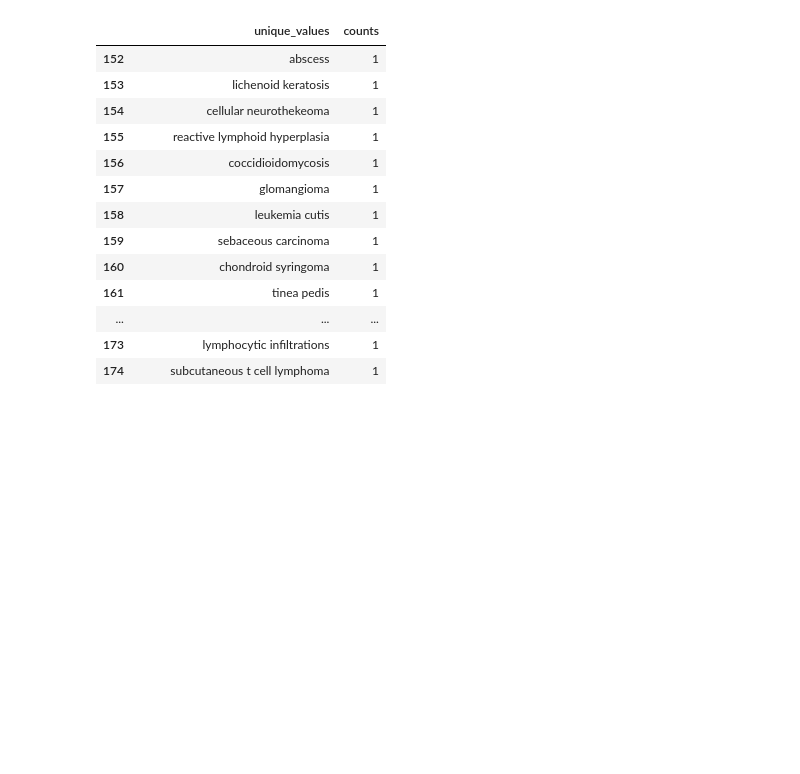
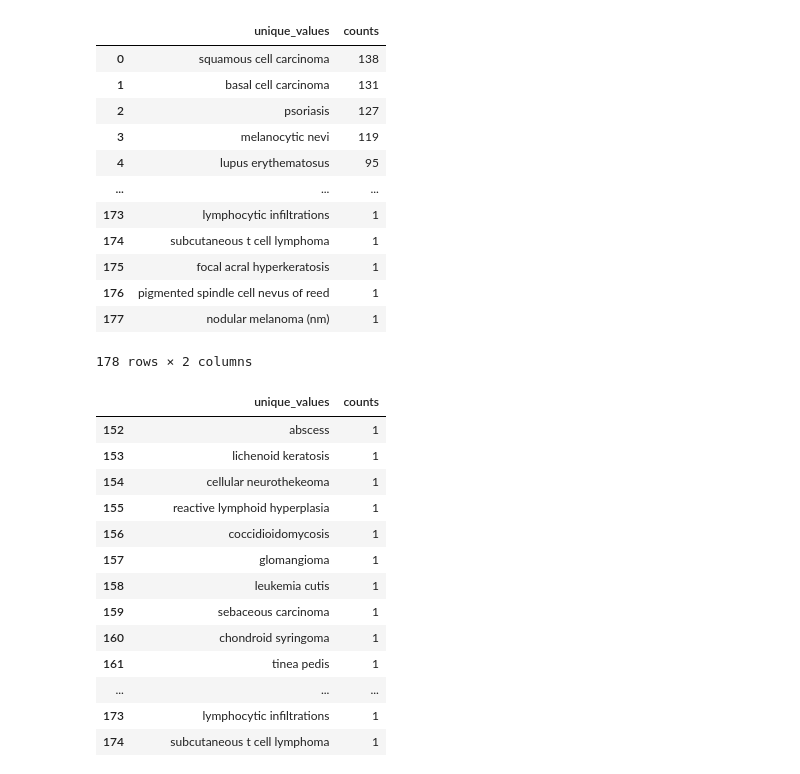
Before and after one commit to 36105-iLab-Spring-2024-Group-10-2/Skintelligence, a Jupyter notebook: Notebooks/Sam Sandbox.ipynb, the cells around one changed output. Drawn from its saved outputs; the diff is of its cells as text; code cells hidden in the pictures; blank space fills up the shorter version.

```diff
--- a/Notebooks/Sam Sandbox.ipynb
+++ b/Notebooks/Sam Sandbox.ipynb
@@ -8,6 +10,22 @@ captions_in = data[['id', 'skincap_file_path', 'ori_file_path', 'caption_zh_poli
 captions_in.loc[:,'disease'] = captions_in.loc[:,'disease'].apply(lambda x: x.replace('-', ' '))
 # %%
 x = captions_in['disease'].value_counts().rename_axis('unique_values').reset_index(name = 'counts')
+# %%
+x.to_csv("disease_counts.csv")
+# %% [output]
+|  | unique_values | counts |
+| 0 | squamous cell carcinoma | 138 |
+| 1 | basal cell carcinoma | 131 |
+| 2 | psoriasis | 127 |
+| 3 | melanocytic nevi | 119 |
+| 4 | lupus erythematosus | 95 |
+| ... | ... | ... |
+| 173 | lymphocytic infiltrations | 1 |
+| 174 | subcutaneous t cell lymphoma | 1 |
+| 175 | focal acral hyperkeratosis | 1 |
+| 176 | pigmented spindle cell nevus of reed | 1 |
+| 177 | nodular melanoma (nm) | 1 |
+178 rows × 2 columns
 # %%
 x[x['counts']<2]
 # %% [output]
```
Also changed, not shown: parts of 3 cells of this notebook.
